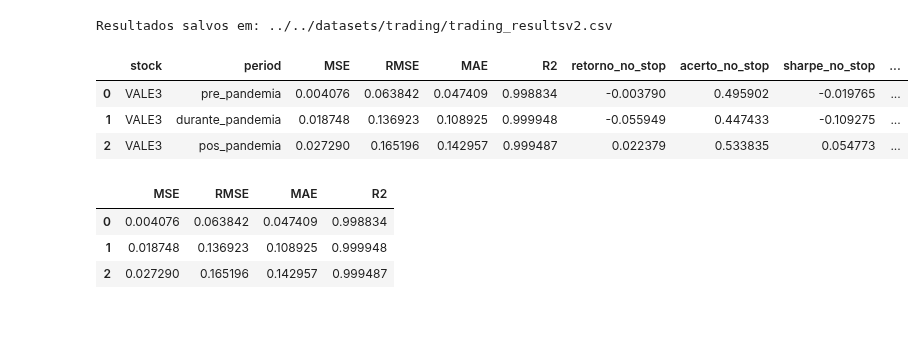
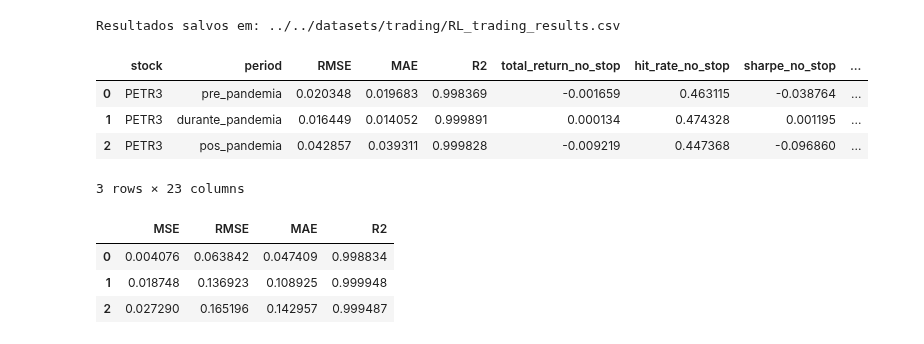
Before and after one commit to diogobrasil/analises-tcc-cripto, a Jupyter notebook: main/notebooks/trade/trade_analysis.ipynb, the cells around one changed output. Saved outputs shown, nothing was run; the diff lists cells and outputs as text; code cells hidden in the pictures.

```diff
--- a/main/notebooks/trade/trade_analysis.ipynb
+++ b/main/notebooks/trade/trade_analysis.ipynb
@@ -196,16 +207,16 @@ for period_name, (start_date, end_date) in periods.items():
         }
 
 # Exibir os resultados
-# for (stock, period_name), result in results.items():
-#     title = period_name.replace('_', ' ').title()
-#     print(f"\nResults for {stock} - {title}:")
-#     # Métricas de regressão
-#     rm = result['regression_metrics']
-#     print(f"Regression Metrics: R2={rm['R2']:.4f}, RMSE={rm['RMSE']:.4f}, MAE={rm['MAE']:.4f}, MSE={rm['MSE']:.4f}")
-#     # Estratégias de trading
-#     print(f"No Stop Loss: {result['no_stop_loss']}")
-#     print(f"With Stop Loss: {result['with_stop_loss']}")
-#     print(f"Buy and Hold: {result['buy_and_hold']}")
+for (stock, period_name), result in results.items():
+    title = period_name.replace('_', ' ').title()
+    print(f"\nResults for {stock} - {title}:")
+    # Métricas de regressão
+    rm = result['regression_metrics']
+    print(f"Regression Metrics: R2={rm['R2']:.4f}, RMSE={rm['RMSE']:.4f}, MAE={rm['MAE']:.4f}, MSE={rm['MSE']:.4f}")
+    # Estratégias de trading
+    print(f"No Stop Loss: {result['no_stop_loss']}")
+    print(f"With Stop Loss: {result['with_stop_loss']}")
+    print(f"Buy and Hold: {result['buy_and_hold']}")
 # %% [output]
 ===== Analisando período: Pre Pandemia =====
 
@@ -231,58 +242,69 @@ for (stock, period_name), metrics in results.items():
         'stock': stock,
         'period': period_name,
         # Regressão
-        'MSE': metrics['regression_metrics']['MSE'],
+        # 'MSE': metrics['regression_metrics']['MSE'],
         'RMSE': metrics['regression_metrics']['RMSE'],
         'MAE': metrics['regression_metrics']['MAE'],
         'R2': metrics['regression_metrics']['R2'],
         # Sem stop loss
-        'retorno_no_stop': metrics['no_stop_loss']['total_return'],
-        'acerto_no_stop': metrics['no_stop_loss']['hit_rate'],
+        'total_return_no_stop': metrics['no_stop_loss']['total_return'],
+        'hit_rate_no_stop': metrics['no_stop_loss']['hit_rate'],
         'sharpe_no_stop': metrics['no_stop_loss']['sharpe_ratio'],
         'drawdown_no_stop': metrics['no_stop_loss']['max_drawdown'],
-        'capital_no_stop': metrics['no_stop_loss']['final_capital'],
+        'final_capital_no_stop': metrics['no_stop_loss']['final_capital'],
+        'num_trades_no_stop': metrics['no_stop_loss']['total_trades'],
+        'profitable_trades_no_stop': metrics['no_stop_loss']['profitable_trades'],
+        'unprofitable_trades_no_stop': metrics['no_stop_loss']['unprofitable_trades'],
+        'avg_return_per_trade_no_stop': metrics['no_stop_loss']['avg_return_per_trade'],
+
         # Com stop loss
-        'retorno_stop': metrics['with_stop_loss']['total_return'],
-        'acerto_stop': metrics['with_stop_loss']['hit_rate'],
+        'total_return_stop': metrics['with_stop_loss']['total_return'],
+        'hit_rate_stop': metrics['with_stop_loss']['hit_rate'],
         'sharpe_stop': metrics['with_stop_loss']['sharpe_ratio'],
         'drawdown_stop': metrics['with_stop_loss']['max_drawdown'],
-        'capital_stop': metrics['with_stop_loss']['final_capital'],
+        'final_capital_stop': metrics['with_stop_loss']['final_capital'],
+        'num_trades_stop': metrics['with_stop_loss']['total_trades'],
+        'profitable_trades_stop': metrics['with_stop_loss']['profitable_trades'],
+        'unprofitable_trades_stop': metrics['with_stop_loss']['unprofitable_trades'],
+        'avg_return_per_trade_stop': metrics['with_stop_loss']['avg_return_per_trade'],
+
         # Buy & Hold
-        'retorno_bh': metrics['buy_and_hold']['total_return'],
-        'capital_bh': metrics['buy_and_hold']['final_capital'],
-        'dias_bh': metrics['buy_and_hold']['days_held']
+        # 'retorno_bh': metrics['buy_and_hold']['total_return'],
+        # 'capital_bh': metrics['buy_and_hold']['final_capital'],
+        # 'dias_bh': metrics['buy_and_hold']['days_held']
     }
     flat_results.append(row)
 
 # Monta DataFrame
 df_results = pd.DataFrame(flat_results)
 
 # Salvar resultados
-csv_path = "../../datasets/trading/trading_resultsv2.csv"
+csv_path = "../../datasets/trading/RL_trading_results.csv"
 if os.path.exists(csv_path) and os.path.getsize(csv_path) > 0:
     try:
         df_exist = pd.read_csv(csv_path)
         df_comb = pd.concat([df_exist, df_results], ignore_index=True)
         df_comb.drop_duplicates(['stock', 'period'], keep='last', inplace=True)
         df_comb.to_csv(csv_path, index=False)
     except pd.errors.EmptyDataError:
         # File exists but is empty, treat as if it doesn't exist
         os.makedirs(os.path.dirname(csv_path), exist_ok=True)
         df_results.to_csv(csv_path, index=False)
 else:
     os.makedirs(os.path.dirname(csv_path), exist_ok=True)
     df_results.to_csv(csv_path, index=False)
 
 print(f"Resultados salvos em: {csv_path}")
 
 # Visualização rápida
 df_results.head()
 # %% [output]
-Resultados salvos em: ../../datasets/trading/trading_resultsv2.csv
+Resultados salvos em: ../../datasets/trading/RL_trading_results.csv
-|  | stock | period | MSE | RMSE | MAE | R2 | retorno_no_stop | acerto_no_stop | sharpe_no_stop | ... |
-| 0 | VALE3 | pre_pandemia | 0.004076 | 0.063842 | 0.047409 | 0.998834 | -0.003790 | 0.495902 | -0.019765 | ... |
-| 1 | VALE3 | durante_pandemia | 0.018748 | 0.136923 | 0.108925 | 0.999948 | -0.055949 | 0.447433 | -0.109275 | ... |
-| 2 | VALE3 | pos_pandemia | 0.027290 | 0.165196 | 0.142957 | 0.999487 | 0.022379 | 0.533835 | 0.054773 | ... |
+|  | stock | period | RMSE | MAE | R2 | total_return_no_stop | hit_rate_no_stop | sharpe_no_stop | ... |
+| 0 | PETR3 | pre_pandemia | 0.020348 | 0.019683 | 0.998369 | -0.001659 | 0.463115 | -0.038764 | ... |
+| 1 | PETR3 | durante_pandemia | 0.016449 | 0.014052 | 0.999891 | 0.000134 | 0.474328 | 0.001195 | ... |
+| 2 | PETR3 | pos_pandemia | 0.042857 | 0.039311 | 0.999828 | -0.009219 | 0.447368 | -0.096860 | ... |
+3 rows × 23 columns
 # %%
 df_results[["MSE", "RMSE", "MAE", "R2"]]
 # %% [output]
```
Also changed, not shown: parts of 3 cells of this notebook, 7 other files.
